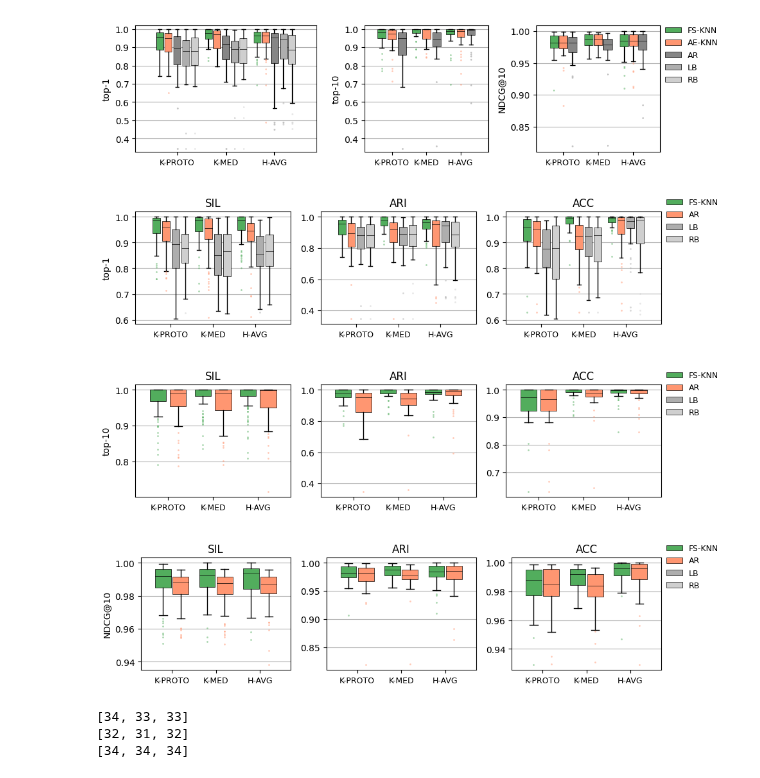
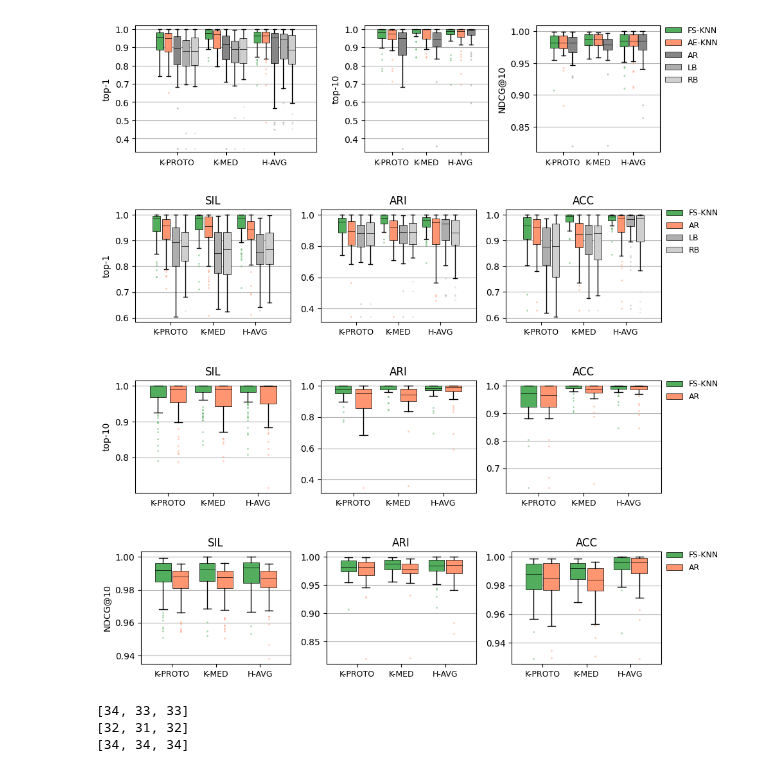
Before and after one commit to AbdoulayeDiop/simrec, a Jupyter notebook: paper.ipynb, the cells around one changed output. Drawn from its saved outputs; the diff is of its cells as text; code cells hidden in the pictures.

Commit message:
Add images

```diff
--- a/paper.ipynb
+++ b/paper.ipynb
@@ -496,7 +496,7 @@ def show_scores(results, savedir=None):
         plt.xticks(x, [names[algo] for algo in results], rotation=0, fontsize=9)
         plt.grid(axis="y")
         plt.title(eval_metric.upper())
-    plt.figlegend([box["boxes"][0] for box in boxes], labels.values(), fontsize=9, loc= "upper left", bbox_to_anchor= (0.98, 0.98), frameon=False)
+    plt.figlegend([box["boxes"][0] for box in boxes], labels.values(), fontsize=9, loc= "upper left", bbox_to_anchor= (0.98, 0.9), frameon=False)
     plt.tight_layout()
     if savedir is not None:
         plt.savefig(os.path.join(savedir, f"results_top{k}.pdf"), bbox_inches='tight')
@@ -525,6 +525,7 @@ def show_scores(results, savedir=None):
         n_bar = len(y)
         w = 0.9/n_bar
         x = np.arange(len(results))
+        boxes = []
         i = 0
         for model_name, values in y.items():
             boxprops = dict(linewidth=0.5, facecolor=colors[model_name], alpha=1) # 726686
@@ -533,13 +534,14 @@ def show_scores(results, savedir=None):
             medianprops = dict(color='black', linewidth=0.5)
             meanprops = dict(marker='*', markerfacecolor='red', markeredgecolor='none', linewidth=0)
             b = plt.boxplot(values, positions=x+(i*w-(n_bar-1)*w/2), widths=0.8*w,  patch_artist=True, boxprops=boxprops, flierprops=flierprops, medianprops=medianprops, showcaps=True, showfliers=True)
+            boxes.append(b)
             i+=1
         if j==0: plt.ylabel(f"top-{k}")
         # plt.ylim((min_-0.02, 1.02))
         plt.xticks(x, [names[algo] for algo in results], rotation=0, fontsize=9)
         plt.grid(axis="y")
         plt.title(eval_metric.upper())
-    plt.figlegend([box["boxes"][0] for box in boxes], labels.values(), fontsize=9, loc= "upper left", bbox_to_anchor= (0.98, 0.98), frameon=False)
+    plt.figlegend([box["boxes"][0] for box in boxes], labels.values(), fontsize=9, loc= "upper left", bbox_to_anchor= (0.98, 0.9), frameon=False)
     plt.tight_layout()
     if savedir is not None:
         plt.savefig(os.path.join(savedir, f"results_top{k}.pdf"), bbox_inches='tight')
@@ -556,37 +558,39 @@ def show_scores(results, savedir=None):
                     y[model_name] = []
                 v = res[model_name][k]
                 y[model_name].append(v)
 
         n_bar = len(y)
         w = 0.8/n_bar
         x = np.arange(len(results))
+        boxes = []
         i = 0
         for model_name, values in y.items():
             boxprops = dict(linewidth=0.5, facecolor=colors[model_name], alpha=1) # 726686
             flierprops = dict(marker='o', markerfacecolor=colors[model_name], markeredgecolor='none', markersize=2, alpha=0.5,
                             linewidth=0)
             medianprops = dict(color='black', linewidth=0.5)
             meanprops = dict(marker='*', markerfacecolor='red', markeredgecolor='none', linewidth=0)
             b = plt.boxplot(values, positions=x+(i*w-(n_bar-1)*w/2), widths=0.9*w,  patch_artist=True, boxprops=boxprops, flierprops=flierprops, medianprops=medianprops, showcaps=True, showfliers=True)
+            boxes.append(b)
             i+=1
         if j==0: plt.ylabel(f"NDCG@{k}")
         plt.xticks(x, [names[algo] for algo in results], rotation=0, fontsize=9)
         plt.grid(axis="y")
         plt.title(eval_metric.upper())
 
         # if eval_metric=="sil":
         #     plt.figlegend([box["boxes"][0] for box in boxes], labels.values(), fontsize=10, loc= "lower center", bbox_to_anchor= (0.5, 1), frameon=False, ncol=len(model_names)+len(baselines))
-    plt.figlegend([box["boxes"][0] for box in boxes], labels.values(), fontsize=9, loc= "upper left", bbox_to_anchor= (0.98, 0.98), frameon=False)
+    plt.figlegend([box["boxes"][0] for box in boxes], labels.values(), fontsize=9, loc= "upper left", bbox_to_anchor= (0.98, 0.9), frameon=False)
     plt.tight_layout()
     if savedir is not None:
         plt.savefig(os.path.join(savedir, f"results_ndcg{k}.pdf"), bbox_inches='tight')
     plt.show()
 
 show_scores(results, savedir="imgs/") #
 # %% [output]
-[figure, old version]
+[figure, new version]
-[figure, old version]
+[figure, new version]
-[figure, old version]
+[figure, new version]
 # %%
 def show_results_delta(results, eval_metric="sil", savedir=None, list_algo=None):
     model_names = ["AMF-FS-KNN", "AR"]
```
Also changed, not shown: 3 other files.
